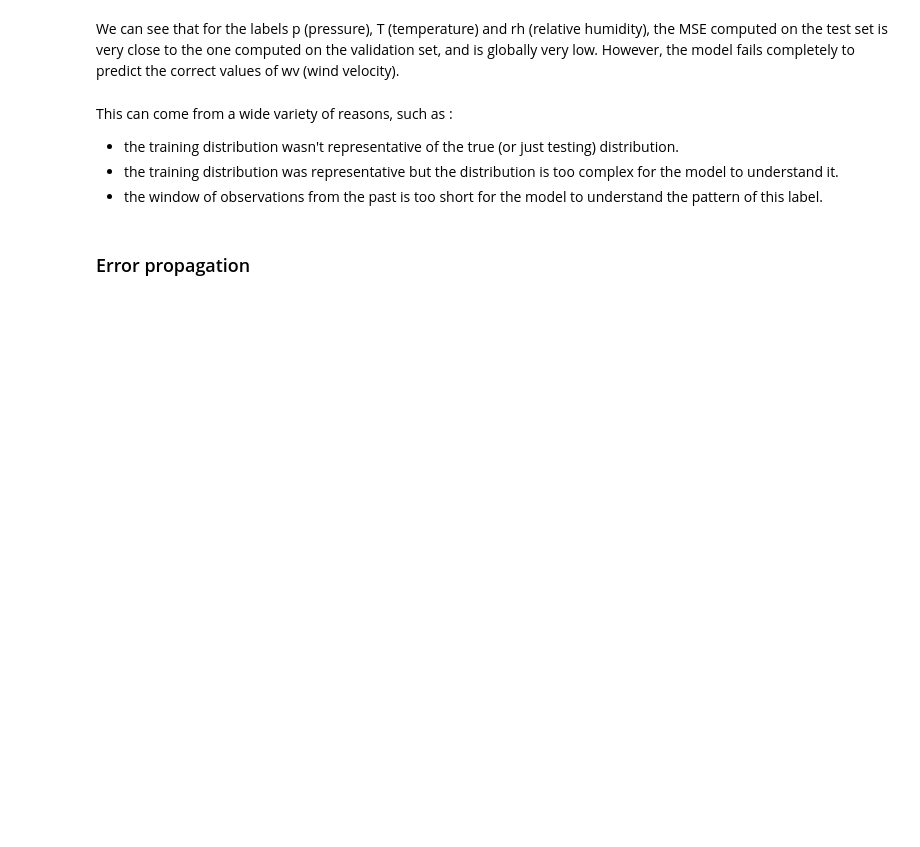
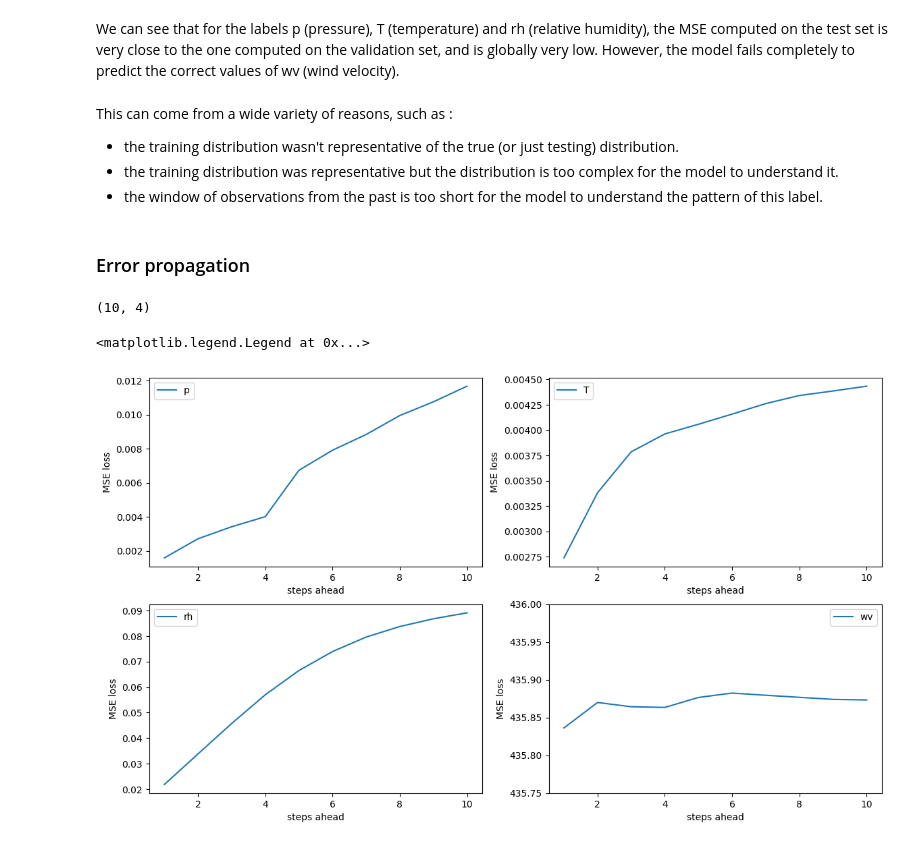
Before and after one commit to rbazin/transformers-weather-time-series-forecasting, a Jupyter notebook: TimeFormer.ipynb, the cells around one changed output. Cells and saved outputs as stored; diff of their text form; code cells hidden in the pictures; blank space fills up the shorter version.

```diff
--- a/TimeFormer.ipynb
+++ b/TimeFormer.ipynb
@@ -447,7 +446,7 @@ Mean val : 0.00647, std : 0.00024
 # %% [markdown]
 ### MSE on test set
 # %%
-test_df = pd.read_csv(os.path.join(WEATHER_DATA_PATH, "weather_test.csv"), parse_dates = ['Date Time'], date_parser=custom_date_parser)
+test_df = pd.read_csv(os.path.join(path, "weather_test.csv"), parse_dates = ['Date Time'], date_parser=custom_date_parser)
 test_df.head()
 # %% [output]
 |  | Date Time | p (mbar) | T (degC) | Tpot (K) | Tdew (degC) | rh (%) | VPmax (mbar) | VPact (mbar) | ... |
@@ -540,8 +539,9 @@ def evaluate_error_propagation(model, criterion, test_loader, device, enc_seq_le
 
         return total_loss / len(test_loader) if not separate_labels else np.array(losses) / len(test_loader)
 # %%
-# steps ahead is the parameter that will evaluate the model performance when the output is its own prediction from previous time step
-steps_ahead = 1
-
-error_prop_ds = test_ds = TimeFormerDataset(test_df, steps_ahead=steps_ahead ,enc_seq_len=enc_seq_len, window_step=window_step, labels_as_features=labels_as_features)
-error_prop_loader = DataLoader(test_ds, batch_size=batch_size, shuffle=False, num_workers=2, pin_memory=True)
+losses_steps_ahead = []
+for steps_ahead in range(1, 11):
+    error_prop_ds = test_ds = TimeFormerDataset(test_df, steps_ahead=steps_ahead ,enc_seq_len=enc_seq_len, window_step=window_step, labels_as_features=labels_as_features)
+    error_prop_loader = DataLoader(test_ds, batch_size=batch_size, shuffle=False, num_workers=2, pin_memory=True)
+    losses = evaluate_error_propagation(model, criterion, error_prop_loader, device, steps_ahead = steps_ahead, enc_seq_len = enc_seq_len, nbr_labels = nbr_labels, separate_labels = True)
+    losses_steps_ahead.append(losses)
@@ -549,0 +548,31 @@ losses = evaluate_error_propagation(model, criterion, error_prop_loader, device,
+# %%
+losses_steps_ahead = np.array(losses_steps_ahead)
+print(losses_steps_ahead.shape)
+# %% [output]
+(10, 4)
+# %%
+# plot means and stds
+fig, ax = plt.subplots(nrows=2, ncols=2, figsize=(14, 8))
+ax = ax.flatten()
+ax[0].plot(list(range(1, 11)), losses_steps_ahead[:, 0], label="p")
+ax[0].set_xlabel("steps ahead")
+ax[0].set_ylabel("MSE loss")
+ax[0].legend()
+ax[1].plot(list(range(1, 11)), losses_steps_ahead[:, 1], label="T")
+ax[1].set_xlabel("steps ahead")
+ax[1].set_ylabel("MSE loss")
+ax[1].legend()
+ax[2].plot(list(range(1, 11)), losses_steps_ahead[:, 2], label="rh")
+ax[2].set_xlabel("steps ahead")
+ax[2].set_ylabel("MSE loss")
+ax[2].legend()
+ax[3].plot(list(range(1, 11)), losses_steps_ahead[:, 3], label="wv")
+ax[3].set_ylim(435.75, 436)
+ax[3].set_xlabel("steps ahead")
+ax[3].set_ylabel("MSE loss")
+ax[3].legend()
+
+#fig.suptitle('Error propagation for different steps ahead')
+# %% [output]
+<matplotlib.legend.Legend at 0x...>
+[figure, added]
```
Also changed, not shown: parts of 10 cells of this notebook, 3 other files.
